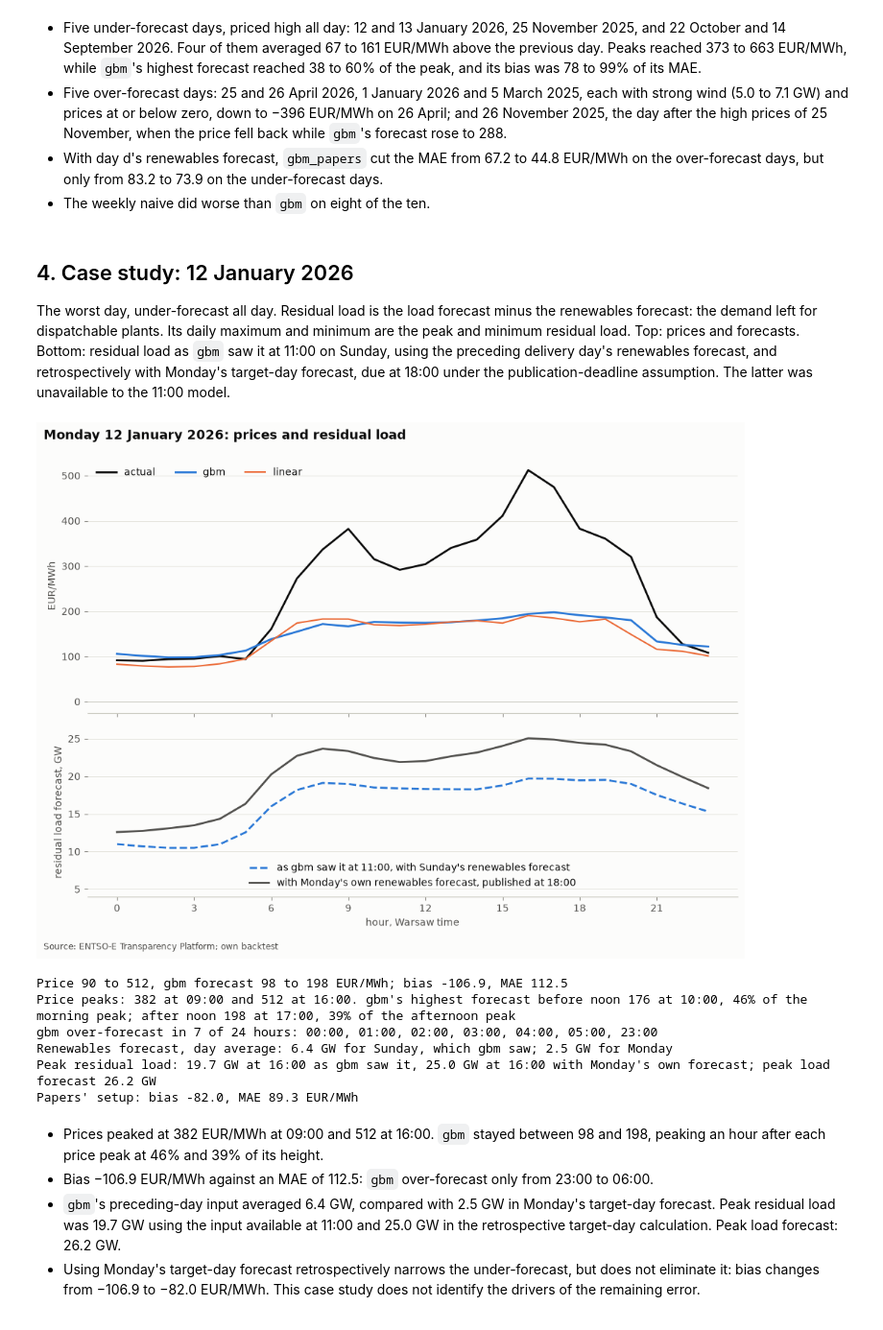
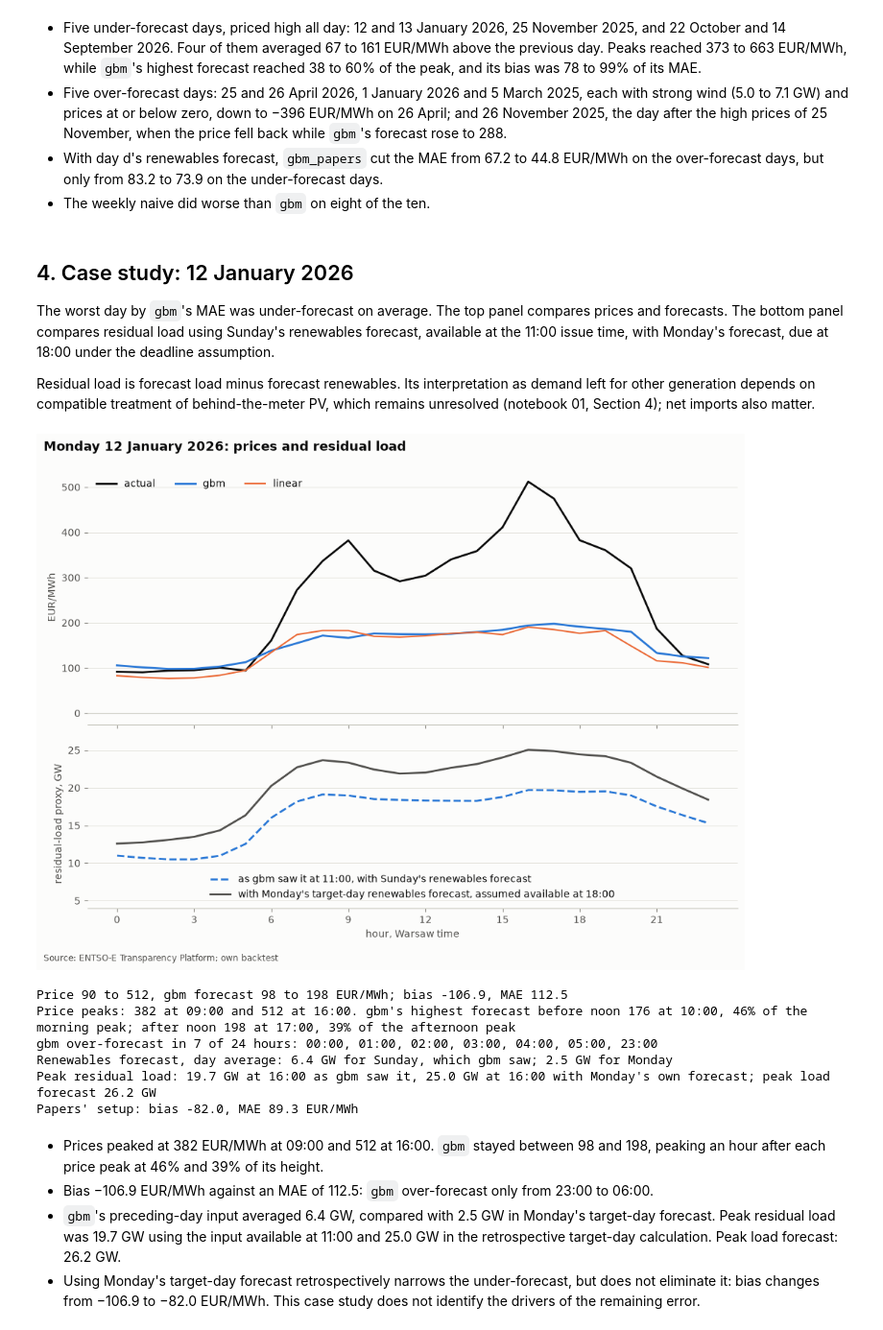
Before and after one commit to Tomek72/pl-dayahead, a Jupyter notebook: notebooks/02_error_analysis.ipynb, the cells around one changed output. Shown at 96% size. Drawn from its saved outputs; the diff is of its cells as text; code cells hidden in the pictures.

```diff
--- a/notebooks/02_error_analysis.ipynb
+++ b/notebooks/02_error_analysis.ipynb
@@ -25,14 +28,14 @@ from pl_dayahead.timeutils import LOCAL_TZ, day_label, delivery_index, is_holida
 
 use_notebook_style()  # the chart settings of both notebooks; each model keeps its colour in MODEL_COLOURS
 # %%
-con = store.connect()
+con = store.connect(read_only=True)
 predictions = con.sql('SELECT model, ts_utc, prediction, actual FROM predictions').df()
 hourly = con.sql('SELECT * FROM hourly').df()
 con.close()
 
 # The renewables forecast (wind plus solar) as the backtest builds it: renewables_fcst_lag_1d is the one gbm and
-# the linear model saw at 11:00, the forecast for the day before delivery; renewables_fcst is day d's own, published
-# at 18:00, which only the papers' setup is given. residual_load_fcst is the load forecast minus renewables_fcst.
+# the linear model saw at 11:00, the forecast for the day before delivery; renewables_fcst is day d's own, assumed available
+# at its 18:00 deadline, which only the papers' setup is given. residual_load_fcst is the load forecast minus renewables_fcst.
 features, _ = build_features(hourly)
 forecasts = hourly[['ts_utc', 'load_fcst', 'wind_fcst', 'solar_fcst', 'residual_load_fcst']].merge(
     features[['ts_utc', 'renewables_fcst', 'renewables_fcst_lag_1d']], on='ts_utc')
@@ -399,7 +402,9 @@ save(fig, 'worst_days.png', SOURCE_BACKTEST, rect=(0, 0.03, 1, 0.88))
 # %% [markdown]
 ## 4. Case study: 12 January 2026
 
-The worst day, under-forecast all day. Residual load is the load forecast minus the renewables forecast: the demand left for dispatchable plants. Its daily maximum and minimum are the peak and minimum residual load. Top: prices and forecasts. Bottom: residual load as `gbm` saw it at 11:00 on Sunday, using the preceding delivery day's renewables forecast, and retrospectively with Monday's target-day forecast, due at 18:00 under the publication-deadline assumption. The latter was unavailable to the 11:00 model.
+The worst day by `gbm`'s MAE was under-forecast on average. The top panel compares prices and forecasts. The bottom panel compares residual load using Sunday's renewables forecast, available at the 11:00 issue time, with Monday's forecast, due at 18:00 under the deadline assumption.
+
+Residual load is forecast load minus forecast renewables. Its interpretation as demand left for other generation depends on compatible treatment of behind-the-meter PV, which remains unresolved (notebook 01, Section 4); net imports also matter.
 # %%
 DAY = worst.index[0]  # the worst day; replace with any date to inspect it
 day_hours = hours[hours['day'] == DAY].sort_values('ts_utc')
@@ -417,40 +422,40 @@ top.legend(loc='upper left', ncol=3)
 bottom.plot(day_hours['hour'], day_hours['residual_seen'] / MW_PER_GW, color=MODEL_COLOURS['gbm'], lw=2, ls='--',
             label=f"as gbm saw it at 11:00, with {day_before:%A}'s renewables forecast")
 bottom.plot(day_hours['hour'], day_hours['residual_load_fcst'] / MW_PER_GW, color=INK_2, lw=2,
-            label=f"with {DAY:%A}'s own renewables forecast, published at 18:00")
+            label=f"with {DAY:%A}'s target-day renewables forecast, assumed available at 18:00")
 lowest_gw = min(day_hours['residual_seen'].min(), day_hours['residual_load_fcst'].min()) / MW_PER_GW
 highest_gw = max(day_hours['residual_seen'].max(), day_hours['residual_load_fcst'].max()) / MW_PER_GW
 bottom.set_ylim(lowest_gw - 0.45 * (highest_gw - lowest_gw), highest_gw + 0.1 * (highest_gw - lowest_gw))  # room for the legend below the lines
-bottom.set_ylabel('residual load forecast, GW')
+bottom.set_ylabel('residual-load proxy, GW')
 bottom.set_xlabel('hour, Warsaw time')
 bottom.set_xticks(range(0, 24, 3))
 bottom.legend(loc='lower center', ncol=1)
 
 fig.text(0.01, 0.985, f"{DAY:%A} {DAY.day} {DAY:%B %Y}: prices and residual load", fontsize=13, fontweight='bold',
          va='top')
 save(fig, 'worst_day_detail.png', SOURCE_BACKTEST, rect=(0, 0.03, 1, 0.95))
 plt.show()
 
 # The numbers behind the chart.
 over_forecast_hours = day_hours.loc[day_hours['err_gbm'] > 0, 'hour']
 morning, afternoon = day_hours[day_hours['hour'] < 12], day_hours[day_hours['hour'] >= 12]
 print(f"Price {day_hours['actual'].min():.0f} to {day_hours['actual'].max():.0f}, gbm forecast {day_hours['gbm'].min():.0f} to "
       f"{day_hours['gbm'].max():.0f} EUR/MWh; bias {day_hours['err_gbm'].mean():.1f}, MAE {day_hours['abs_gbm'].mean():.1f}")
 print(f"Price peaks: {morning['actual'].max():.0f} at {morning.loc[morning['actual'].idxmax(), 'hour']:02d}:00 and "
       f"{afternoon['actual'].max():.0f} at {afternoon.loc[afternoon['actual'].idxmax(), 'hour']:02d}:00. gbm's highest forecast before "
       f"noon {morning['gbm'].max():.0f} at {morning.loc[morning['gbm'].idxmax(), 'hour']:02d}:00, "
       f"{100 * morning['gbm'].max() / morning['actual'].max():.0f}% of the morning peak; after noon {afternoon['gbm'].max():.0f} at "
       f"{afternoon.loc[afternoon['gbm'].idxmax(), 'hour']:02d}:00, {100 * afternoon['gbm'].max() / afternoon['actual'].max():.0f}% of the afternoon peak")
 print(f"gbm over-forecast in {len(over_forecast_hours)} of {len(day_hours)} hours: " + ', '.join(f'{hour:02d}:00' for hour in over_forecast_hours))
 print(f"Renewables forecast, day average: {day_hours['renewables_fcst_lag_1d'].mean() / MW_PER_GW:.1f} GW for {day_before:%A}, which gbm saw; "
       f"{day_hours['renewables_fcst'].mean() / MW_PER_GW:.1f} GW for {DAY:%A}")
 seen_hour, own_hour = day_hours.loc[day_hours['residual_seen'].idxmax()], day_hours.loc[day_hours['residual_load_fcst'].idxmax()]
 print(f"Peak residual load: {seen_hour['residual_seen'] / MW_PER_GW:.1f} GW at {int(seen_hour['hour']):02d}:00 as "
       f"gbm saw it, {own_hour['residual_load_fcst'] / MW_PER_GW:.1f} GW at {int(own_hour['hour']):02d}:00 with {DAY:%A}'s own "
       f"forecast; peak load forecast {day_hours['load_fcst'].max() / MW_PER_GW:.1f} GW")
 print(f"Papers' setup: bias {day_hours['err_gbm_papers'].mean():.1f}, MAE {day_hours['abs_gbm_papers'].mean():.1f} EUR/MWh")
 # %% [output]
-[figure, old version]
+[figure, new version]
 Price 90 to 512, gbm forecast 98 to 198 EUR/MWh; bias -106.9, MAE 112.5
 Price peaks: 382 at 09:00 and 512 at 16:00. gbm's highest forecast before noon 176 at 10:00, 46% of the morning peak; after noon 198 at 17:00, 39% of the afternoon peak
 gbm over-forecast in 7 of 24 hours: 00:00, 01:00, 02:00, 03:00, 04:00, 05:00, 23:00
```
Also changed, not shown: parts of 20 cells of this notebook, 17 other files.
